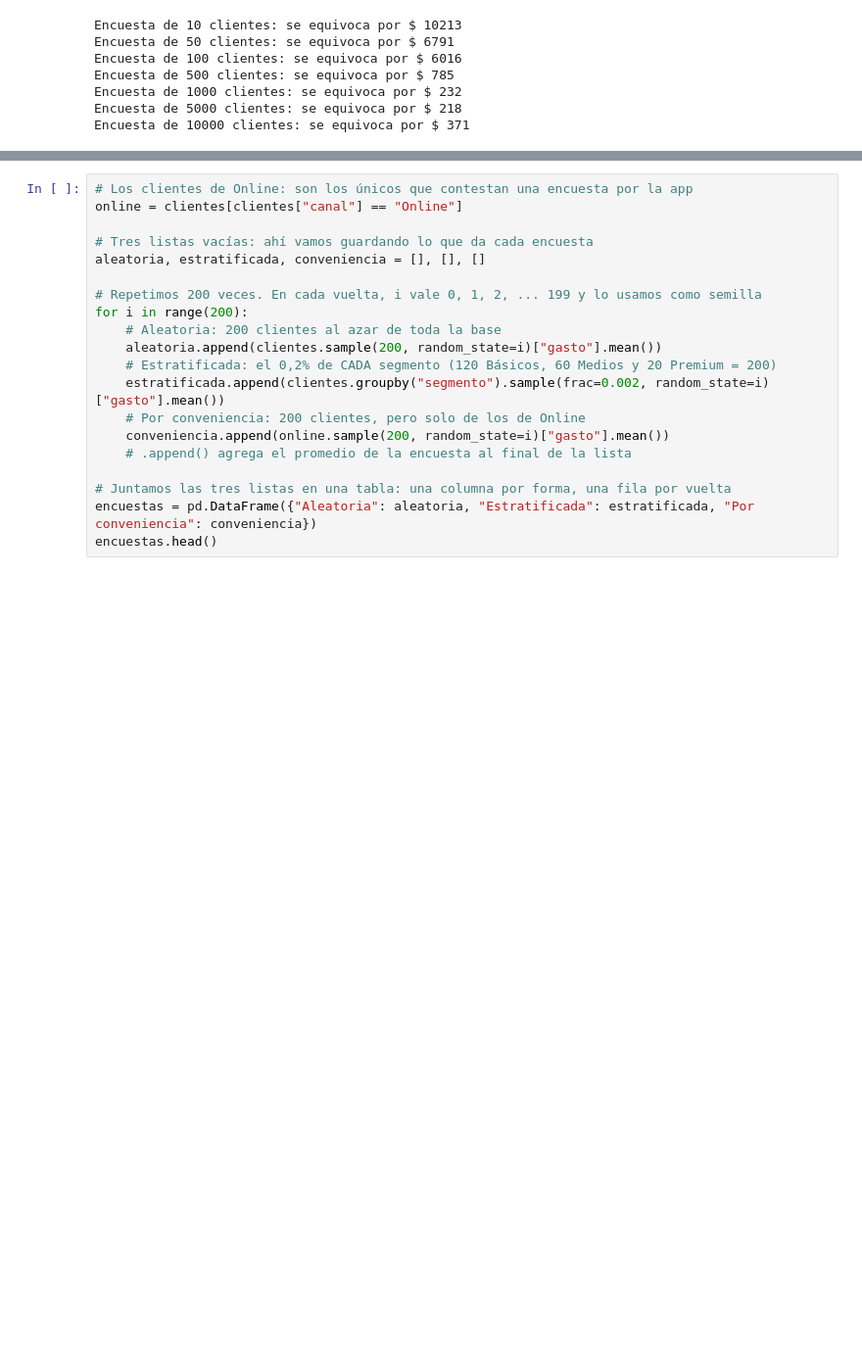
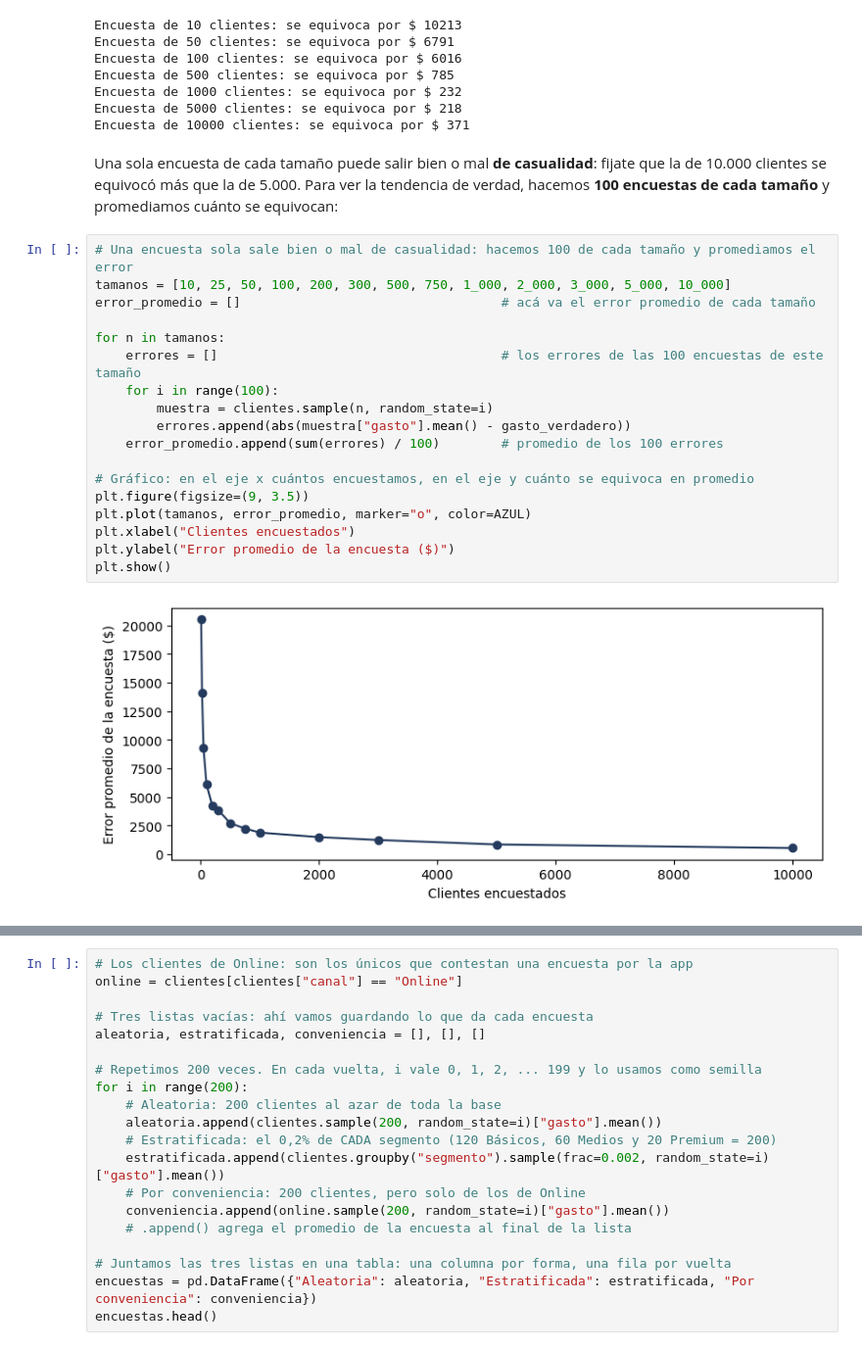
Before and after one commit to Datso653/Laboratorio-de-metodos-Cuantitativos-Aplicados-a-la-gestion, a Jupyter notebook: notebooks/19_Simulacion_de_datos_y_muestreo.ipynb, the cells around one changed output, grey strips where cells are left out. Shown at 98% size. Cells and saved outputs as stored; diff of their text form; blank space fills up the shorter version.

```diff
--- a/notebooks/19_Simulacion_de_datos_y_muestreo.ipynb
+++ b/notebooks/19_Simulacion_de_datos_y_muestreo.ipynb
@@ -257,4 +257,27 @@ Encuesta de 500 clientes: se equivoca por $ 785
 Encuesta de 1000 clientes: se equivoca por $ 232
 Encuesta de 5000 clientes: se equivoca por $ 218
 Encuesta de 10000 clientes: se equivoca por $ 371
+# %% [markdown]
+Una sola encuesta de cada tamaño puede salir bien o mal **de casualidad**: fijate que la de 10.000 clientes se equivocó más que la de 5.000.
+Para ver la tendencia de verdad, hacemos **100 encuestas de cada tamaño** y promediamos cuánto se equivocan:
+# %%
+# Una encuesta sola sale bien o mal de casualidad: hacemos 100 de cada tamaño y promediamos el error
+tamanos = [10, 25, 50, 100, 200, 300, 500, 750, 1_000, 2_000, 3_000, 5_000, 10_000]
+error_promedio = []                                  # acá va el error promedio de cada tamaño
+
+for n in tamanos:
+    errores = []                                     # los errores de las 100 encuestas de este tamaño
+    for i in range(100):
+        muestra = clientes.sample(n, random_state=i)
+        errores.append(abs(muestra["gasto"].mean() - gasto_verdadero))
+    error_promedio.append(sum(errores) / 100)        # promedio de los 100 errores
+
+# Gráfico: en el eje x cuántos encuestamos, en el eje y cuánto se equivoca en promedio
+plt.figure(figsize=(9, 3.5))
+plt.plot(tamanos, error_promedio, marker="o", color=AZUL)
+plt.xlabel("Clientes encuestados")
+plt.ylabel("Error promedio de la encuesta ($)")
+plt.show()
+# %% [output]
+[figure, added]
 # %% [markdown]
```
Also changed, not shown: parts of 1 cell of this notebook.
